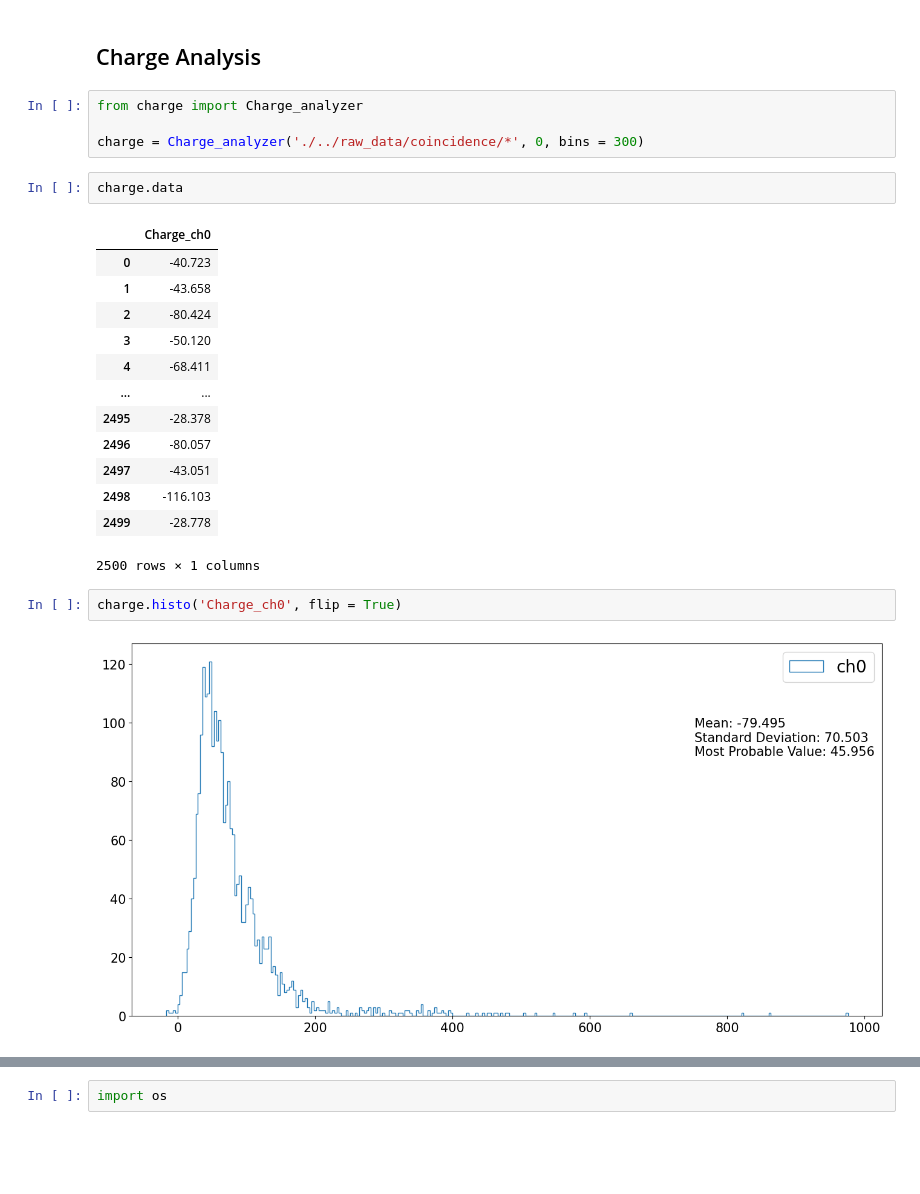
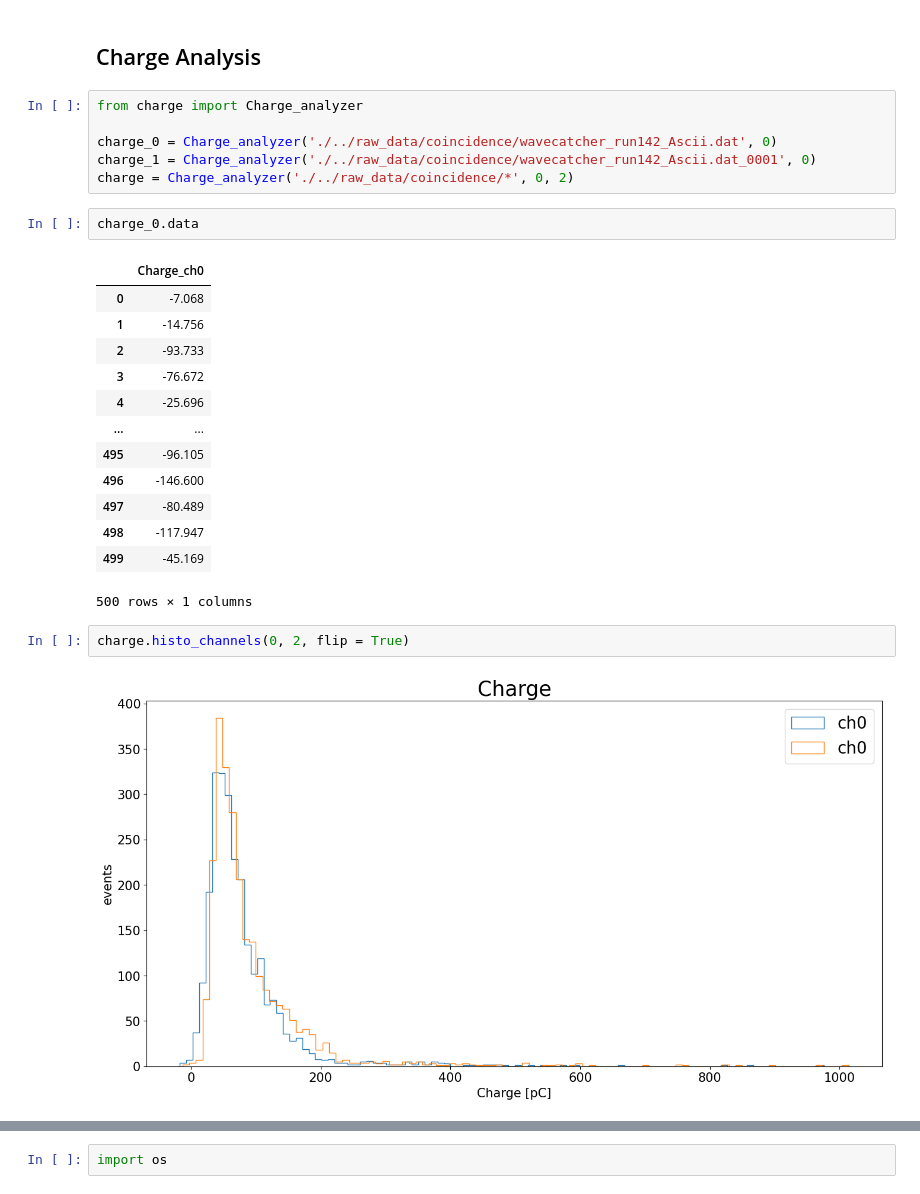
Before and after one commit to ReyGuadarrama/data_analyzer, a Jupyter notebook: analyzer/test.ipynb, the cells around one changed output, grey strips where cells are left out. Saved outputs shown, nothing was run; the diff lists cells and outputs as text; blank space fills up the shorter version.

```diff
--- a/analyzer/test.ipynb
+++ b/analyzer/test.ipynb
@@ -103,27 +97,29 @@ amplitude.stats()
 # %%
 from charge import Charge_analyzer
 
-charge = Charge_analyzer('./../raw_data/coincidence/*', 0, bins = 300)
+charge_0 = Charge_analyzer('./../raw_data/coincidence/wavecatcher_run142_Ascii.dat', 0)
+charge_1 = Charge_analyzer('./../raw_data/coincidence/wavecatcher_run142_Ascii.dat_0001', 0)
+charge = Charge_analyzer('./../raw_data/coincidence/*', 0, 2)
 # %%
-charge.data
+charge_0.data
 # %% [output]
 |  | Charge_ch0 |
-| 0 | -40.723 |
-| 1 | -43.658 |
-| 2 | -80.424 |
-| 3 | -50.120 |
-| 4 | -68.411 |
+| 0 | -7.068 |
+| 1 | -14.756 |
+| 2 | -93.733 |
+| 3 | -76.672 |
+| 4 | -25.696 |
 | ... | ... |
-| 2495 | -28.378 |
-| 2496 | -80.057 |
-| 2497 | -43.051 |
-| 2498 | -116.103 |
-| 2499 | -28.778 |
+| 495 | -96.105 |
+| 496 | -146.600 |
+| 497 | -80.489 |
+| 498 | -117.947 |
+| 499 | -45.169 |
-2500 rows × 1 columns
+500 rows × 1 columns
 # %%
-charge.histo('Charge_ch0', flip = True)
+charge.histo_channels(0, 2, flip = True)
 # %% [output]
-[figure, old version]
+[figure, new version]
 # %%
 charge.stats()
 # %% [output]
```
Also changed, not shown: parts of 11 cells of this notebook, 3 other files.
